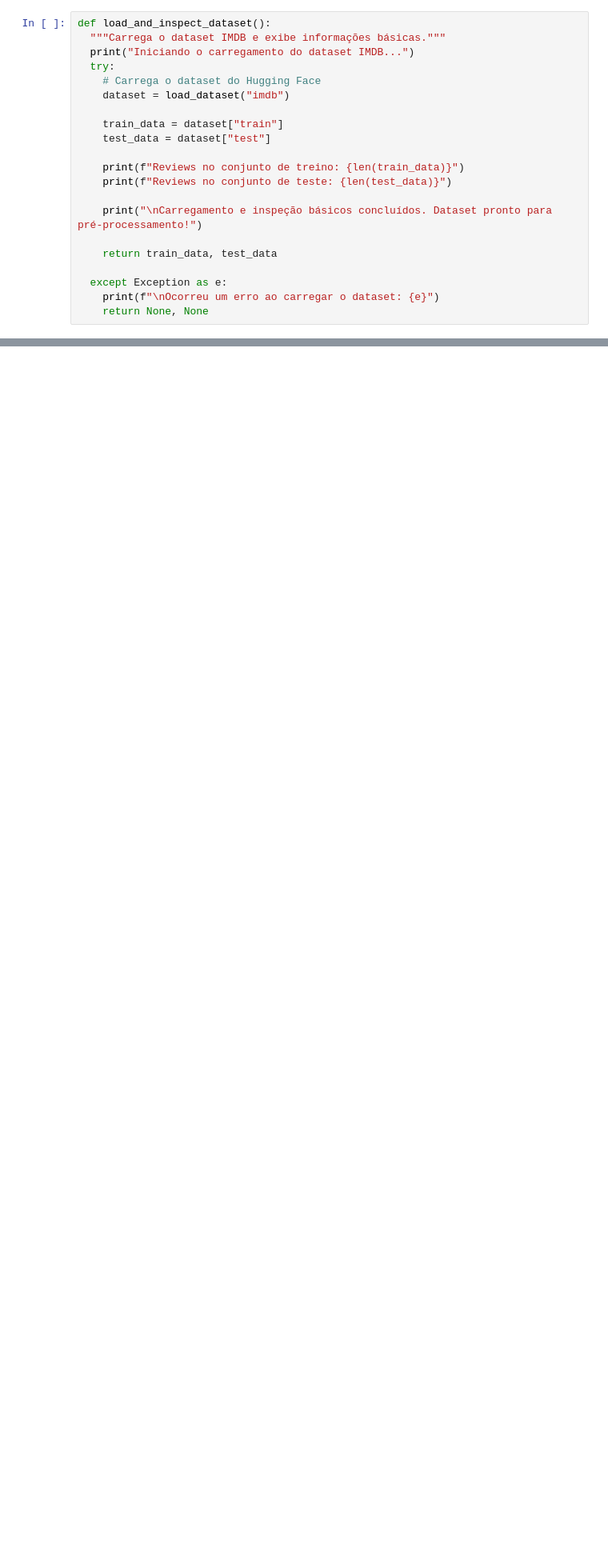
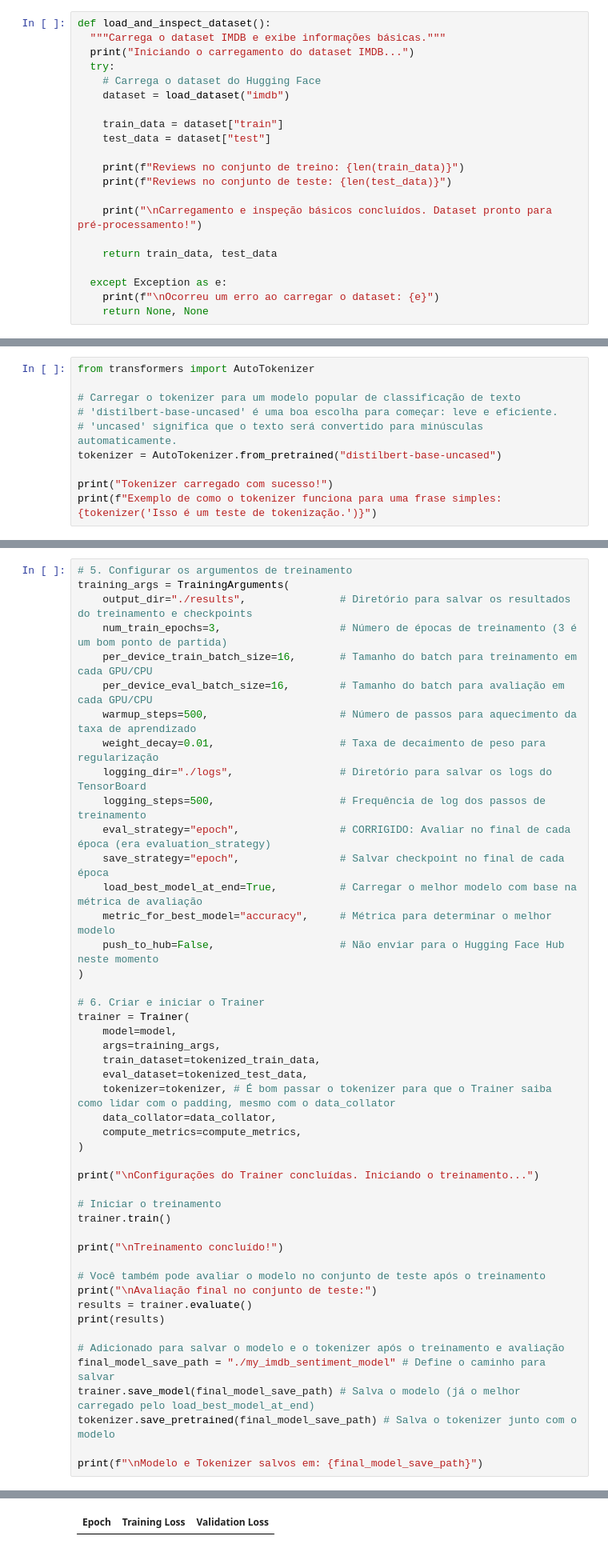
Before and after one commit to leonardo-muniz/IMDB-Sentiment-Analysis, a Jupyter notebook: imdb_sentiment_analysis_notebook.ipynb, the cells around one changed output, grey strips where cells are left out. Shown: that part at 80% size. Drawn from its saved outputs; the diff is of its cells as text; blank space fills up the shorter version.

```diff
--- a/imdb_sentiment_analysis_notebook.ipynb
+++ b/imdb_sentiment_analysis_notebook.ipynb
@@ -50,0 +59,10 @@ Reviews no conjunto de teste: 25000
+# %%
+from transformers import AutoTokenizer
+
+# Carregar o tokenizer para um modelo popular de classificação de texto
+# 'distilbert-base-uncased' é uma boa escolha para começar: leve e eficiente.
+# 'uncased' significa que o texto será convertido para minúsculas automaticamente.
+tokenizer = AutoTokenizer.from_pretrained("distilbert-base-uncased")
+
+print("Tokenizer carregado com sucesso!")
+print(f"Exemplo de como o tokenizer funciona para uma frase simples: {tokenizer('Isso é um teste de tokenização.')}")
@@ -50,0 +175,48 @@ Reviews no conjunto de teste: 25000
+# %%
+# 5. Configurar os argumentos de treinamento
+training_args = TrainingArguments(
+    output_dir="./results",               # Diretório para salvar os resultados do treinamento e checkpoints
+    num_train_epochs=3,                   # Número de épocas de treinamento (3 é um bom ponto de partida)
+    per_device_train_batch_size=16,       # Tamanho do batch para treinamento em cada GPU/CPU
+    per_device_eval_batch_size=16,        # Tamanho do batch para avaliação em cada GPU/CPU
+    warmup_steps=500,                     # Número de passos para aquecimento da taxa de aprendizado
+    weight_decay=0.01,                    # Taxa de decaimento de peso para regularização
+    logging_dir="./logs",                 # Diretório para salvar os logs do TensorBoard
+    logging_steps=500,                    # Frequência de log dos passos de treinamento
+    eval_strategy="epoch",                # CORRIGIDO: Avaliar no final de cada época (era evaluation_strategy)
+    save_strategy="epoch",                # Salvar checkpoint no final de cada época
+    load_best_model_at_end=True,          # Carregar o melhor modelo com base na métrica de avaliação
+    metric_for_best_model="accuracy",     # Métrica para determinar o melhor modelo
+    push_to_hub=False,                    # Não enviar para o Hugging Face Hub neste momento
+)
+
+# 6. Criar e iniciar o Trainer
+trainer = Trainer(
+    model=model,
+    args=training_args,
+    train_dataset=tokenized_train_data,
+    eval_dataset=tokenized_test_data,
+    tokenizer=tokenizer, # É bom passar o tokenizer para que o Trainer saiba como lidar com o padding, mesmo com o data_collator
+    data_collator=data_collator,
+    compute_metrics=compute_metrics,
+)
+
+print("\nConfigurações do Trainer concluídas. Iniciando o treinamento...")
+
+# Iniciar o treinamento
+trainer.train()
+
+print("\nTreinamento concluído!")
+
+# Você também pode avaliar o modelo no conjunto de teste após o treinamento
+print("\nAvaliação final no conjunto de teste:")
+results = trainer.evaluate()
+print(results)
+
+# Adicionado para salvar o modelo e o tokenizer após o treinamento e avaliação
+final_model_save_path = "./my_imdb_sentiment_model" # Define o caminho para salvar
+trainer.save_model(final_model_save_path) # Salva o modelo (já o melhor carregado pelo load_best_model_at_end)
+tokenizer.save_pretrained(final_model_save_path) # Salva o tokenizer junto com o modelo
+
+print(f"\nModelo e Tokenizer salvos em: {final_model_save_path}")
+# %% [output]
@@ -50,0 +225 @@ Reviews no conjunto de teste: 25000
+| Epoch | Training Loss | Validation Loss |
```
Also changed, not shown: parts of 8 cells of this notebook.
